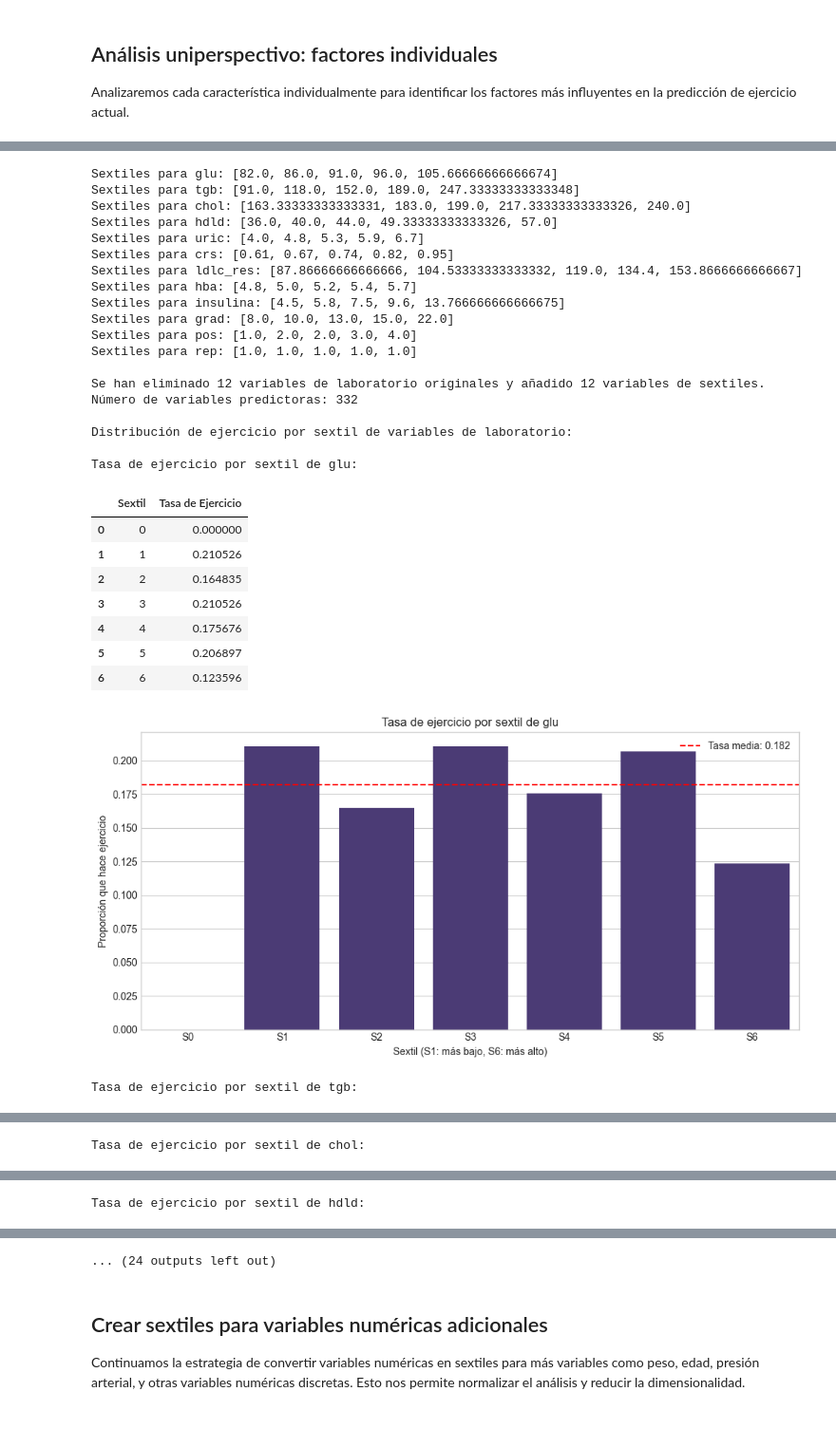
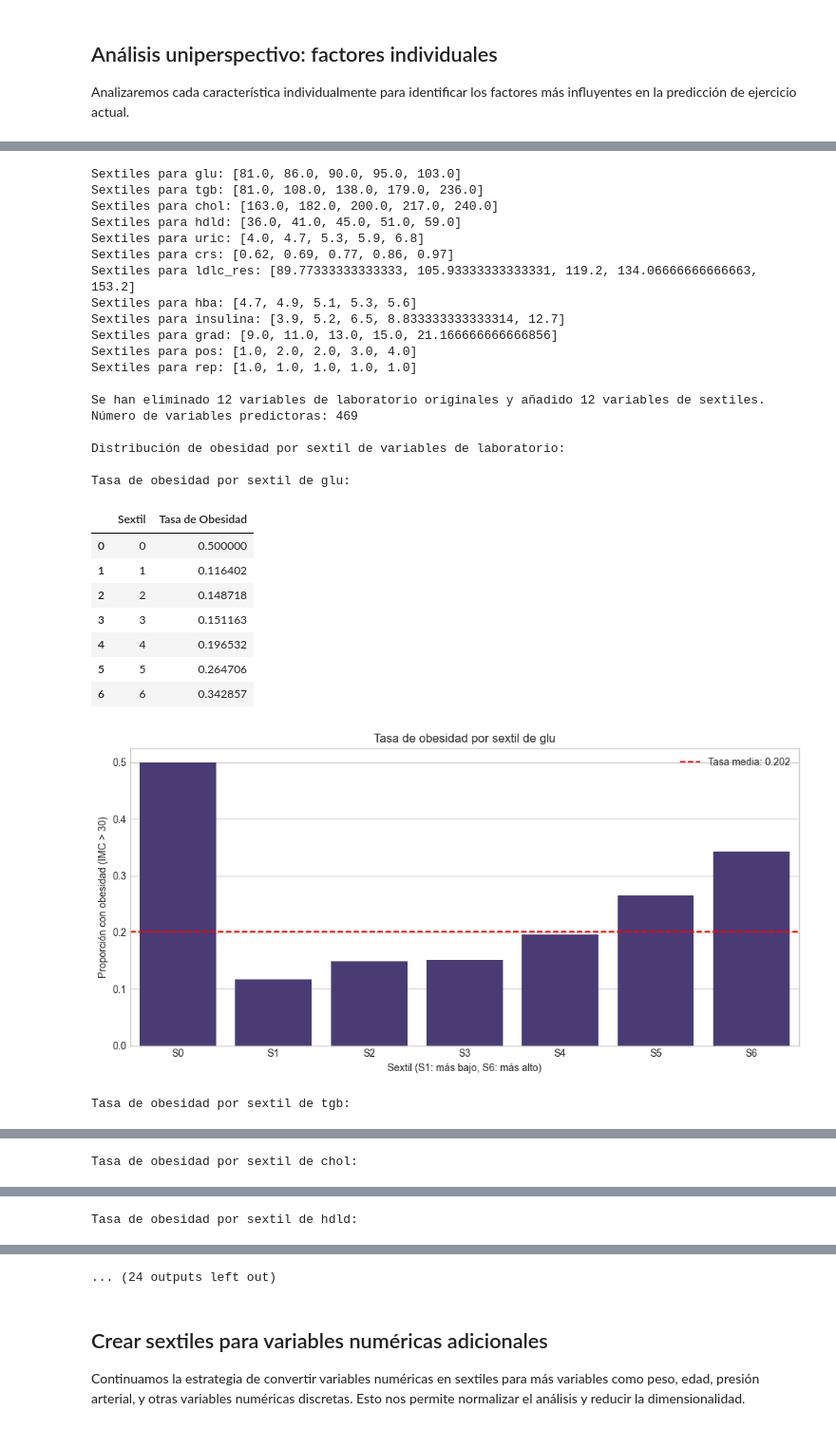
Before and after one commit to ThanosDrossos/MineriaDatosUNAM, a Jupyter notebook: code/proyecto final/bayes_ejercicio.ipynb, the cells around one changed output, grey strips where cells are left out. Shown at 95% size. Drawn from its saved outputs; the diff is of its cells as text; code cells hidden in the pictures.

Commit message:
updates for obesity

```diff
--- a/code/proyecto final/bayes_ejercicio.ipynb
+++ b/code/proyecto final/bayes_ejercicio.ipynb
@@ -230,7 +255,7 @@ categories = {
               'edad_asma', 'nr_dich1', 'nr_dich2'],
     'Percepción': ['salud_act', 'salud1', 'salud5', 'salud10', 'salud20', 'salud30',
                    'estres_act', 'estres1', 'estres5', 'estres10', 'estres20', 'estres30',
-                   'condi_act', 'condi1', 'condi5', 'condi10', 'condi20', 'condi30'],
+                   'condi_act', 'condi1', 'condi5', 'condi10', 'condi20', 'condi30', 'arelacion'],
     'Peso': ['peso_act', 'peso1', 'peso5', 'peso10', 'peso20', 'peso30', 'aes_peso', 'nr_peso',
              'peso_tpo', 'estatura', 'peso_acc', 'peso_ehoy', 'peso_edes', 'AIMC'],
     'Familia': ['num_her', 'her1_edad', 'her1_sobr', 'her1_diab', 'her1_vivo',
@@ -313,65 +338,65 @@ categories['Sextiles de Laboratorio'] = sextile_features
 for feature in sextile_features:
     feature_to_category[feature] = 'Sextiles de Laboratorio'
 
 # Agregar los sextile_features a variables_predictoras
 variables_predictoras.extend(sextile_features)
 
 # Eliminar las variables originales de laboratorio de variables_predictoras para evitar redundancia
 variables_predictoras = [var for var in variables_predictoras if var not in lab_variables]
 
 print(f"\nSe han eliminado {len(lab_variables)} variables de laboratorio originales y añadido {len(sextile_features)} variables de sextiles.")
 print(f"Número de variables predictoras: {len(variables_predictoras)}")
 
-# Mostrar distribución de sextiles por variable de laboratorio con ejercicio
-print("\nDistribución de ejercicio por sextil de variables de laboratorio:")
+# Mostrar distribución de sextiles por variable de laboratorio con obesidad
+print("\nDistribución de obesidad por sextil de variables de laboratorio:")
 for lab in lab_variables:
     sextile_col = f"{lab}_sextil"
     if sextile_col in df_clean.columns:
-        # Calcular tasa de ejercicio por sextil
-        exercise_rates = df_clean.groupby(sextile_col)['ejer_act'].mean().reset_index()
-        exercise_rates.columns = ['Sextil', 'Tasa de Ejercicio']
-        print(f"\nTasa de ejercicio por sextil de {lab}:")
-        display(exercise_rates)
+        # Calcular tasa de obesidad por sextil
+        obesity_rates = df_clean.groupby(sextile_col)['obesidad'].mean().reset_index()
+        obesity_rates.columns = ['Sextil', 'Tasa de Obesidad']
+        print(f"\nTasa de obesidad por sextil de {lab}:")
+        display(obesity_rates)
 
         # Visualizar
         plt.figure(figsize=(10, 5))
-        sns.barplot(x='Sextil', y='Tasa de Ejercicio', data=exercise_rates)
-        plt.title(f'Tasa de ejercicio por sextil de {lab}')
-        plt.axhline(y=df_clean['ejer_act'].mean(), color='r', linestyle='--',
-                   label=f'Tasa media: {df_clean["ejer_act"].mean():.3f}')
+        sns.barplot(x='Sextil', y='Tasa de Obesidad', data=obesity_rates)
+        plt.title(f'Tasa de obesidad por sextil de {lab}')
+        plt.axhline(y=df_clean['obesidad'].mean(), color='r', linestyle='--',
+                   label=f'Tasa media: {df_clean["obesidad"].mean():.3f}')
         plt.legend()
         plt.xticks(range(7), [f'S{i}' for i in range(7)])
         plt.xlabel('Sextil (S1: más bajo, S6: más alto)')
-        plt.ylabel('Proporción que hace ejercicio')
+        plt.ylabel('Proporción con obesidad (IMC > 30)')
         plt.tight_layout()
         plt.show()
 # %% [output]
-Sextiles para glu: [82.0, 86.0, 91.0, 96.0, 105.66666666666674]
-Sextiles para tgb: [91.0, 118.0, 152.0, 189.0, 247.33333333333348]
-Sextiles para chol: [163.33333333333331, 183.0, 199.0, 217.33333333333326, 240.0]
-Sextiles para hdld: [36.0, 40.0, 44.0, 49.33333333333326, 57.0]
-Sextiles para uric: [4.0, 4.8, 5.3, 5.9, 6.7]
-Sextiles para crs: [0.61, 0.67, 0.74, 0.82, 0.95]
-Sextiles para ldlc_res: [87.86666666666666, 104.53333333333332, 119.0, 134.4, 153.8666666666667]
-Sextiles para hba: [4.8, 5.0, 5.2, 5.4, 5.7]
-Sextiles para insulina: [4.5, 5.8, 7.5, 9.6, 13.766666666666675]
-Sextiles para grad: [8.0, 10.0, 13.0, 15.0, 22.0]
+Sextiles para glu: [81.0, 86.0, 90.0, 95.0, 103.0]
+Sextiles para tgb: [81.0, 108.0, 138.0, 179.0, 236.0]
+Sextiles para chol: [163.0, 182.0, 200.0, 217.0, 240.0]
+Sextiles para hdld: [36.0, 41.0, 45.0, 51.0, 59.0]
+Sextiles para uric: [4.0, 4.7, 5.3, 5.9, 6.8]
+Sextiles para crs: [0.62, 0.69, 0.77, 0.86, 0.97]
+Sextiles para ldlc_res: [89.77333333333333, 105.93333333333331, 119.2, 134.06666666666663, 153.2]
+Sextiles para hba: [4.7, 4.9, 5.1, 5.3, 5.6]
+Sextiles para insulina: [3.9, 5.2, 6.5, 8.833333333333314, 12.7]
+Sextiles para grad: [9.0, 11.0, 13.0, 15.0, 21.166666666666856]
 Sextiles para pos: [1.0, 2.0, 2.0, 3.0, 4.0]
 Sextiles para rep: [1.0, 1.0, 1.0, 1.0, 1.0]
 
 Se han eliminado 12 variables de laboratorio originales y añadido 12 variables de sextiles.
-Número de variables predictoras: 332
+Número de variables predictoras: 469
 
-Distribución de ejercicio por sextil de variables de laboratorio:
+Distribución de obesidad por sextil de variables de laboratorio:
 
-Tasa de ejercicio por sextil de glu:
+Tasa de obesidad por sextil de glu:
-|  | Sextil | Tasa de Ejercicio |
-| 0 | 0 | 0.000000 |
-| 1 | 1 | 0.210526 |
-| 2 | 2 | 0.164835 |
-| 3 | 3 | 0.210526 |
-| 4 | 4 | 0.175676 |
-| 5 | 5 | 0.206897 |
-| 6 | 6 | 0.123596 |
+|  | Sextil | Tasa de Obesidad |
+| 0 | 0 | 0.500000 |
+| 1 | 1 | 0.116402 |
+| 2 | 2 | 0.148718 |
+| 3 | 3 | 0.151163 |
+| 4 | 4 | 0.196532 |
+| 5 | 5 | 0.264706 |
+| 6 | 6 | 0.342857 |
-[figure, old version]
+[figure, new version]
-Tasa de ejercicio por sextil de tgb:
+Tasa de obesidad por sextil de tgb:
@@ -387 +412 @@ Tasa de ejercicio por sextil de tgb:
-Tasa de ejercicio por sextil de chol:
+Tasa de obesidad por sextil de chol:
@@ -397 +422 @@ Tasa de ejercicio por sextil de chol:
-Tasa de ejercicio por sextil de hdld:
+Tasa de obesidad por sextil de hdld:
```
Also changed, not shown: parts of 16 cells of this notebook.
